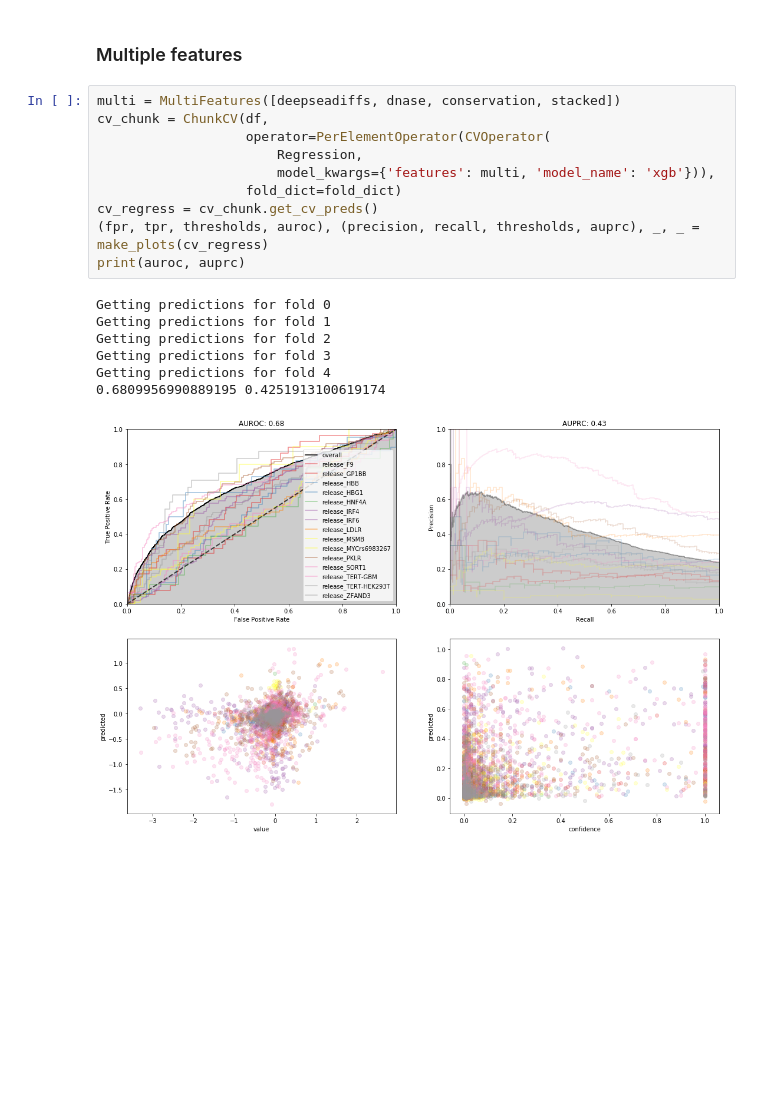
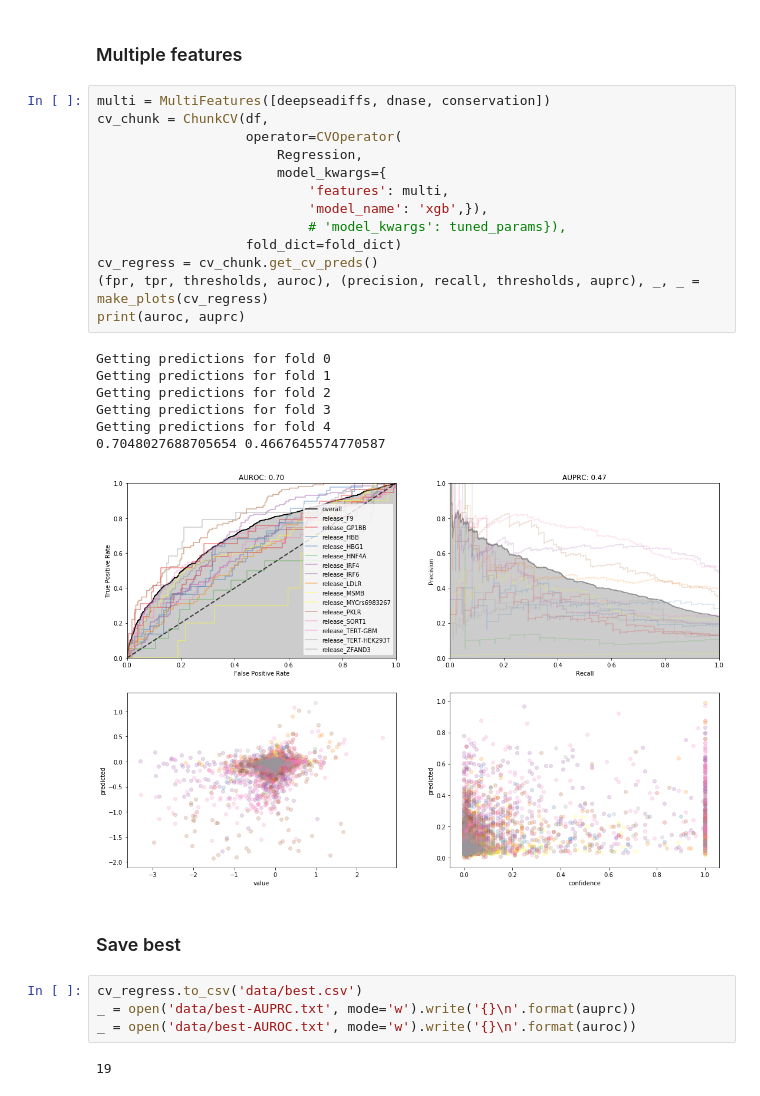
Before and after one commit to alex-hh/cagi5_mpra_prediction, a Jupyter notebook: Cagi5-Best-Model.ipynb, the cells around one changed output. Cells and saved outputs as stored; diff of their text form; blank space fills up the shorter version.

```diff
--- a/Cagi5-Best-Model.ipynb
+++ b/Cagi5-Best-Model.ipynb
@@ -63,20 +87,31 @@ stacked = Stacked('deep-dnase-cons')
 # %% [markdown]
 ### Multiple features
 # %%
-multi = MultiFeatures([deepseadiffs, dnase, conservation, stacked])
+multi = MultiFeatures([deepseadiffs, dnase, conservation])
 cv_chunk = ChunkCV(df,
-                   operator=PerElementOperator(CVOperator(
+                   operator=CVOperator(
                        Regression,
-                       model_kwargs={'features': multi, 'model_name': 'xgb'})),
+                       model_kwargs={
+                           'features': multi,
+                           'model_name': 'xgb',}),
+                           # 'model_kwargs': tuned_params}),
                    fold_dict=fold_dict)
 cv_regress = cv_chunk.get_cv_preds()
 (fpr, tpr, thresholds, auroc), (precision, recall, thresholds, auprc), _, _ = make_plots(cv_regress)
 print(auroc, auprc)
 # %% [output]
 Getting predictions for fold 0
 Getting predictions for fold 1
 Getting predictions for fold 2
 Getting predictions for fold 3
 Getting predictions for fold 4
-0.6809956990889195 0.4251913100619174
+0.7048027688705654 0.4667645574770587
-[figure, old version]
+[figure, new version]
+# %% [markdown]
+### Save best
+# %%
+cv_regress.to_csv('data/best.csv')
+_ = open('data/best-AUPRC.txt', mode='w').write('{}\n'.format(auprc))
+_ = open('data/best-AUROC.txt', mode='w').write('{}\n'.format(auroc))
+# %% [output]
+19
```
Also changed, not shown: parts of 6 cells of this notebook, 7 other files.
